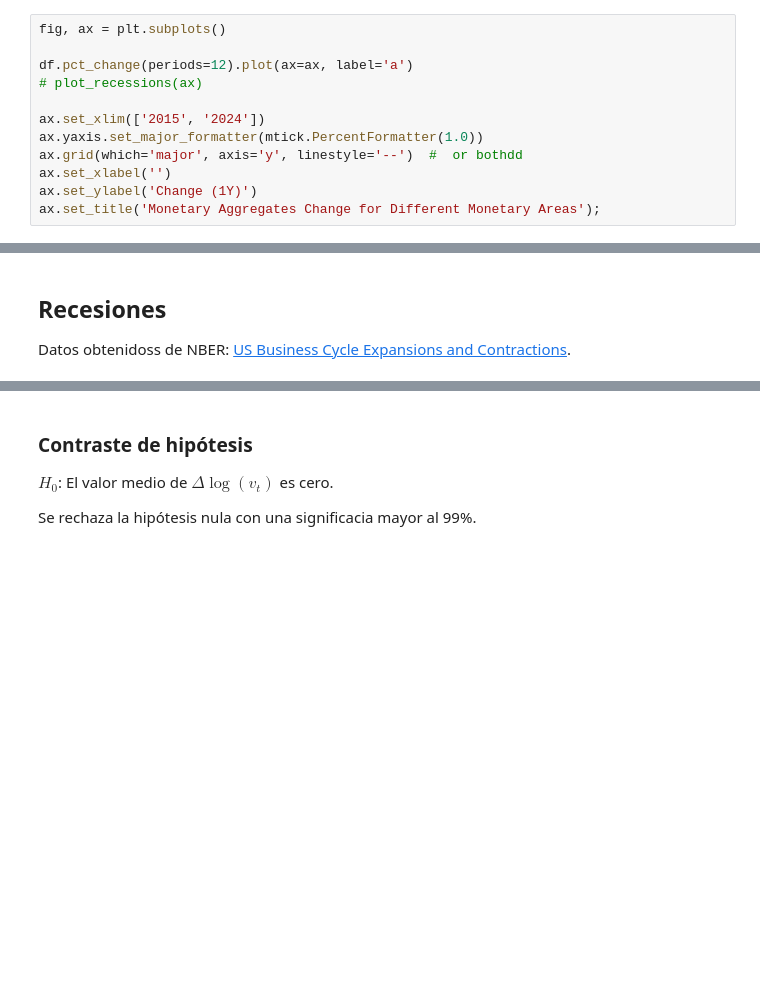
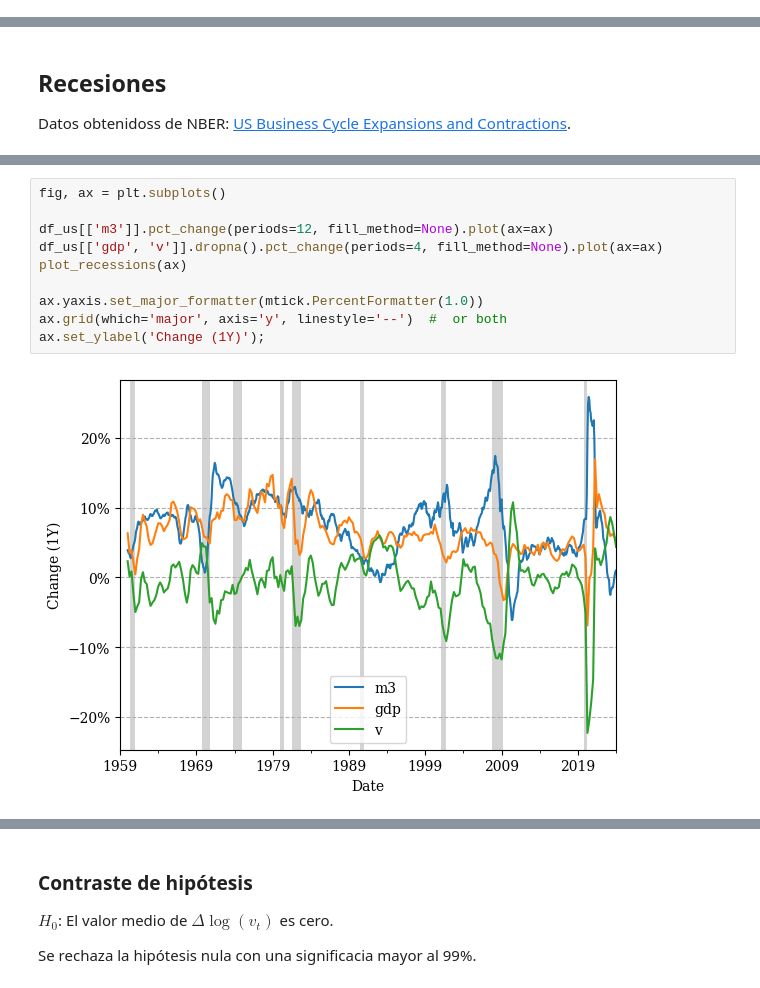
Before and after one commit to MiguelPuntoEs/money-growth, a Jupyter notebook: money-growth.ipynb, the cells around one changed output, grey strips where cells are left out. Drawn from its saved outputs; the diff is of its cells as text; blank space fills up the shorter version.

```diff
--- a/money-growth.ipynb
+++ b/money-growth.ipynb
@@ -31,12 +21,0 @@ df['JP'] = pd.read_csv('data/m3-jp.csv', skiprows=3,
-# %%
-fig, ax = plt.subplots()
-
-df.pct_change(periods=12).plot(ax=ax, label='a')
-# plot_recessions(ax)
-
-ax.set_xlim(['2015', '2024'])
-ax.yaxis.set_major_formatter(mtick.PercentFormatter(1.0))
-ax.grid(which='major', axis='y', linestyle='--')  #  or bothdd
-ax.set_xlabel('')
-ax.set_ylabel('Change (1Y)')
-ax.set_title('Monetary Aggregates Change for Different Monetary Areas');
@@ -140,0 +91,12 @@ ax.set_ylabel('Change (1Y)');
+# %%
+fig, ax = plt.subplots()
+
+df_us[['m3']].pct_change(periods=12, fill_method=None).plot(ax=ax)
+df_us[['gdp', 'v']].dropna().pct_change(periods=4, fill_method=None).plot(ax=ax)
+plot_recessions(ax)
+
+ax.yaxis.set_major_formatter(mtick.PercentFormatter(1.0))
+ax.grid(which='major', axis='y', linestyle='--')  #  or both
+ax.set_ylabel('Change (1Y)');
+# %% [output]
+[figure, added]
```
Also changed, not shown: parts of 44 cells of this notebook, 1 other file.
